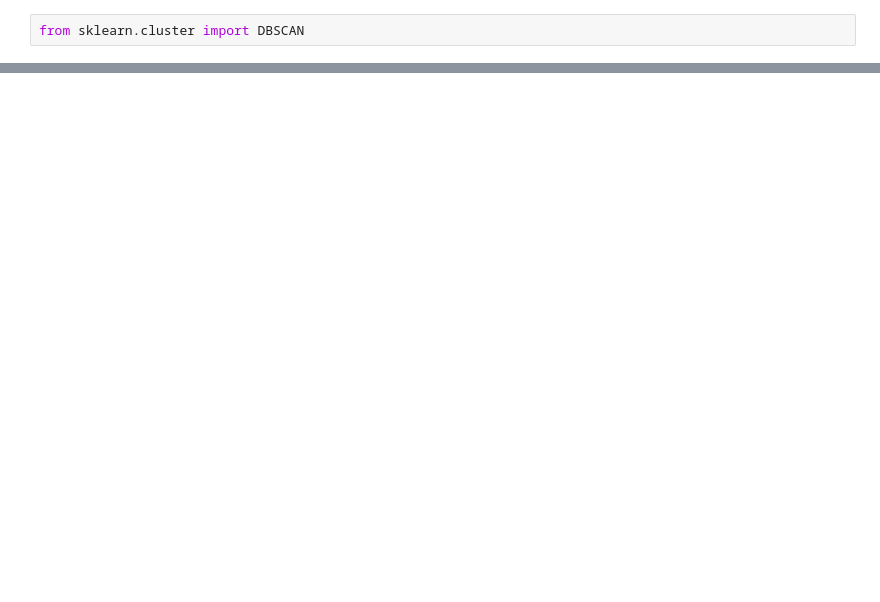
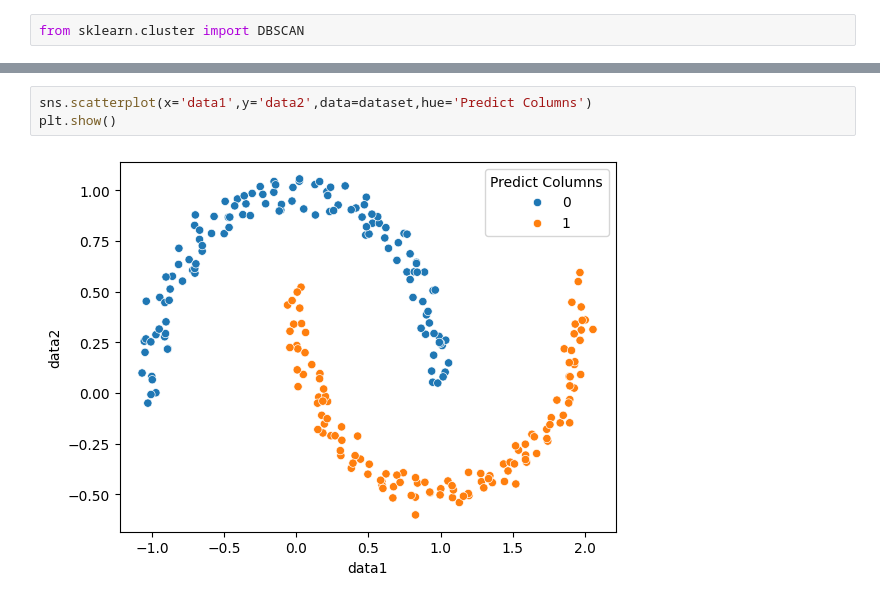
Before and after one commit to Its-Vikas-xd/Machine-Learning, a Jupyter notebook: Unsupervised Machine learning/Clustering/Hierarchical Clustering/DBSCAN Clustering.ipynb, the cells around one changed output, grey strips where cells are left out. Saved outputs shown, nothing was run; the diff lists cells and outputs as text; blank space fills up the shorter version.

```diff
--- a/Unsupervised Machine learning/Clustering/Hierarchical Clustering/DBSCAN Clustering.ipynb
+++ b/Unsupervised Machine learning/Clustering/Hierarchical Clustering/DBSCAN Clustering.ipynb
@@ -28,0 +30,5 @@ db = DBSCAN()
+# %%
+sns.scatterplot(x='data1',y='data2',data=dataset,hue='Predict Columns')
+plt.show()
+# %% [output]
+[figure, added]
```
Also changed, not shown: parts of 4 cells of this notebook.
